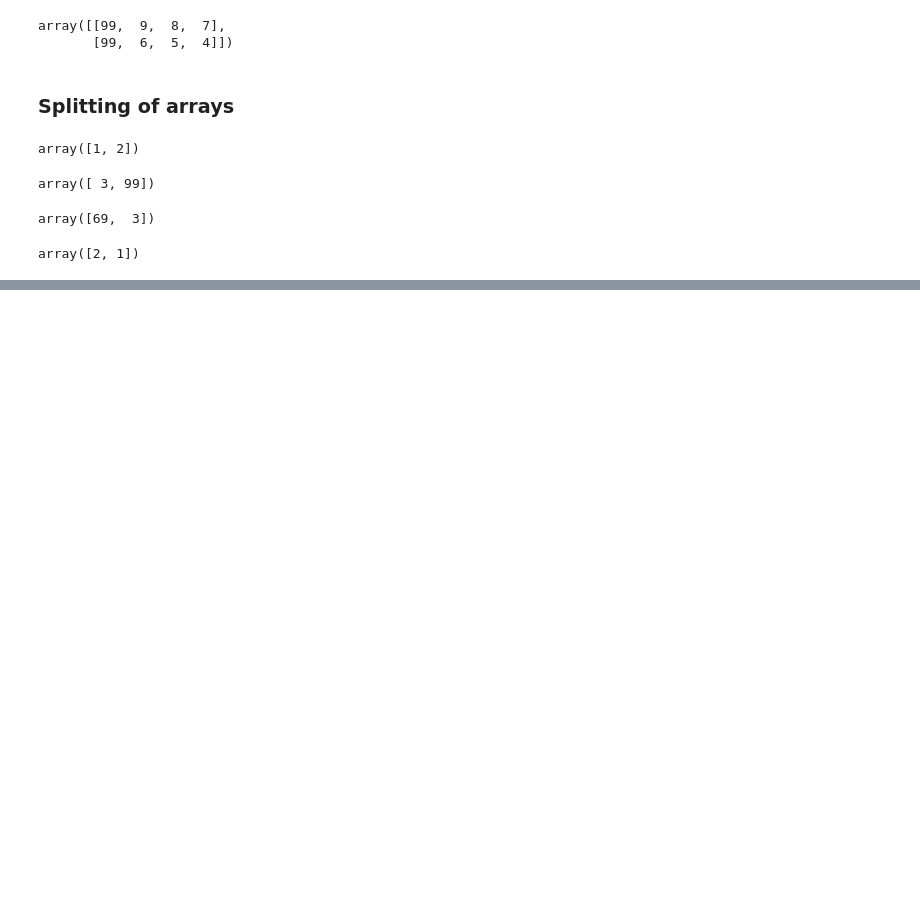
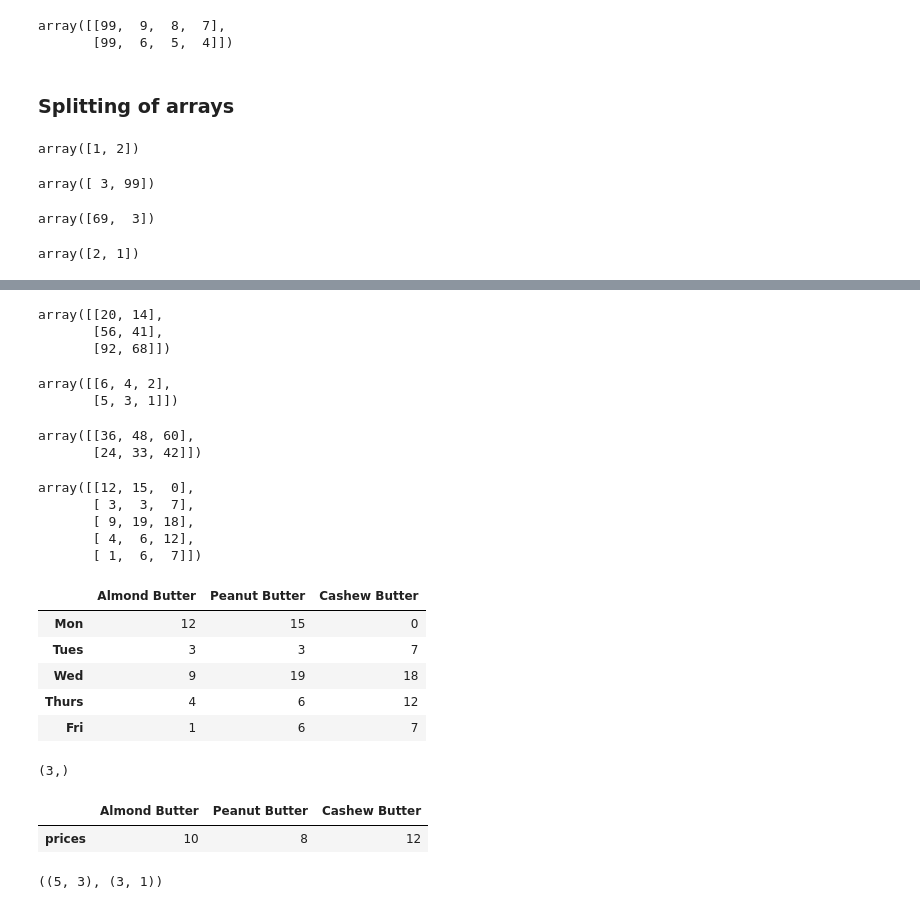
Before and after one commit to PHAMTIEN04/Learn-Python, a Jupyter notebook: AI/Data Science/Numpy.ipynb, the cells around one changed output, grey strips where cells are left out. Cells and saved outputs as stored; diff of their text form; code cells hidden in the pictures; blank space fills up the shorter version.

```diff
--- a/AI/Data Science/Numpy.ipynb
+++ b/AI/Data Science/Numpy.ipynb
@@ -333,0 +532,30 @@ array([2, 1])
+# %%
+A @ B
+# %% [output]
+array([[20, 14],
+       [56, 41],
+       [92, 68]])
+# %%
+#B (3X2) dot A (3X3) : Ta có thể thấy Cột MatB = 2 và Hàng MatA = 3 => Không = nhau nên không thể tích vô hướng 2 matrix này
+# Để tích vô hướng 2 matrix này ta có thể dùng chuyển vị
+B.T #(2x3) dot A(3x3)
+# %% [output]
+array([[6, 4, 2],
+       [5, 3, 1]])
+# %%
+B.T @ A
+# %% [output]
+array([[36, 48, 60],
+       [24, 33, 42]])
+# %%
+# Number of jars sold
+np.random.seed(0)
+
+sales_amouns = np.random.randint(20,size=(5,3))
+sales_amouns
+# %% [output]
+array([[12, 15,  0],
+       [ 3,  3,  7],
+       [ 9, 19, 18],
+       [ 4,  6, 12],
+       [ 1,  6,  7]])
@@ -333,0 +567,25 @@ array([2, 1])
+# %%
+weekly_sales
+# %% [output]
+|  | Almond Butter | Peanut Butter | Cashew Butter |
+| Mon | 12 | 15 | 0 |
+| Tues | 3 | 3 | 7 |
+| Wed | 9 | 19 | 18 |
+| Thurs | 4 | 6 | 12 |
+| Fri | 1 | 6 | 7 |
+# %%
+# Create a price array
+prices = np.array([10,8,12])
+prices.shape
+# %% [output]
+(3,)
+# %%
+butter_prices = pd.DataFrame(prices.reshape(1,3) , index = ["prices"] , columns=["Almond Butter","Peanut Butter","Cashew Butter"])
+butter_prices
+# %% [output]
+|  | Almond Butter | Peanut Butter | Cashew Butter |
+| prices | 10 | 8 | 12 |
+# %%
+weekly_sales.shape, butter_prices.T.shape
+# %% [output]
+((5, 3), (3, 1))
```
Also changed, not shown: parts of 49 cells of this notebook, 1 other file.
